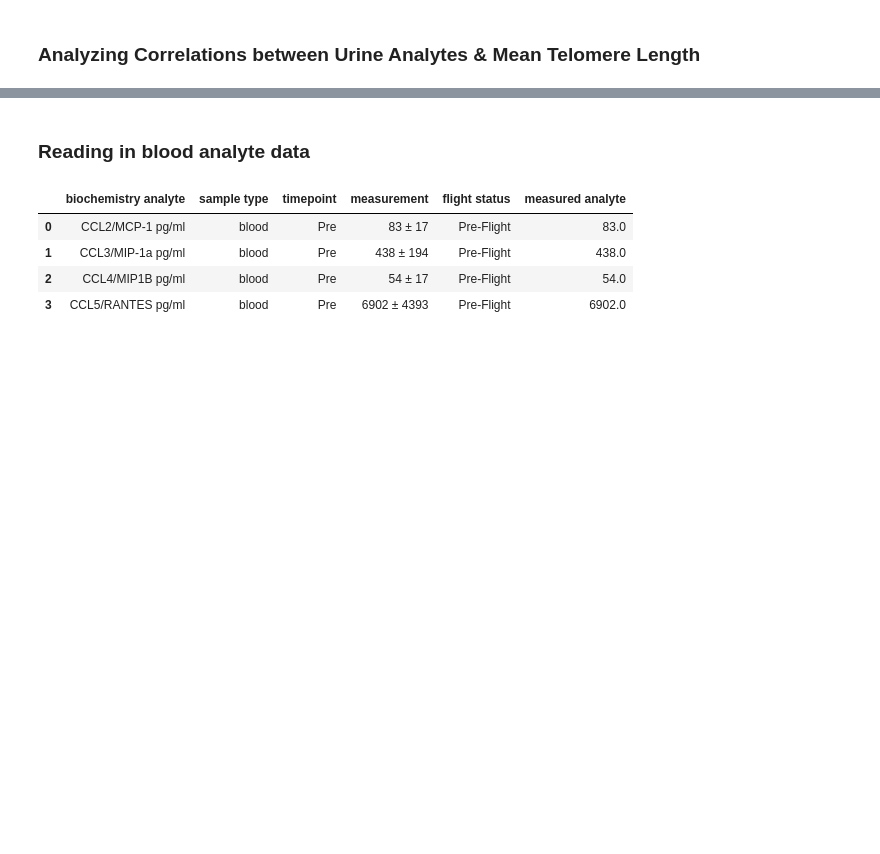
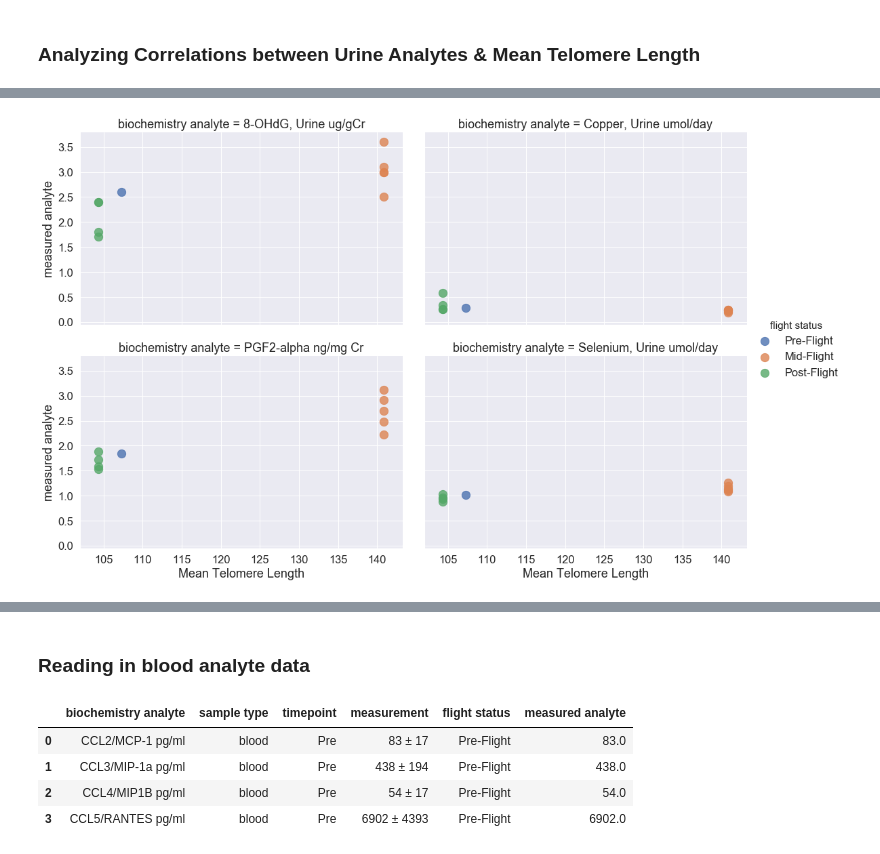
Before and after one commit to Jared-Luxton/NASA-astronauts-telomeres-chromosomes, a Jupyter notebook: NASA_telomeres/03a NASA Astros Telo Data Visualization and Stats.ipynb, the cells around one changed output, grey strips where cells are left out. Cells and saved outputs as stored; diff of their text form; code cells hidden in the pictures; blank space fills up the shorter version.

Commit message:
graphing correlations

```diff
--- a/NASA_telomeres/03a NASA Astros Telo Data Visualization and Stats.ipynb
+++ b/NASA_telomeres/03a NASA Astros Telo Data Visualization and Stats.ipynb
@@ -400,5 +413,6 @@ merge_grouped_urine_telos.head(4)
 # %%
 merge_grouped_urine_telos.rename(columns={'telo means':'Mean Telomere Length'}, inplace=True)
+merge_urine_telos.rename(columns={'telo means':'Mean Telomere Length'}, inplace=True)
 # %%
 alpha = merge_grouped_urine_telos.groupby('biochemistry analyte')
 # %% [markdown]
@@ -415,0 +468,12 @@ for group in list(merge_urine_telos['biochemistry analyte'].unique()):
+# %%
+ax = sns.set(font_scale=1.5)
+ax = sns.lmplot(x='Mean Telomere Length', y='measured analyte', hue='flight status',
+                col='biochemistry analyte', col_wrap=2,
+                data=merge_urine_telos,
+                fit_reg=False, scatter_kws={'s':150},
+                height=5, aspect=1.5
+          )
+
+ax.savefig('graph data/biochemistry correlations/scatterplot correlations urine analytes mean telomere length.png', dpi=400)
+# %% [output]
+[figure, added]
```
Also changed, not shown: parts of 9 cells of this notebook.
